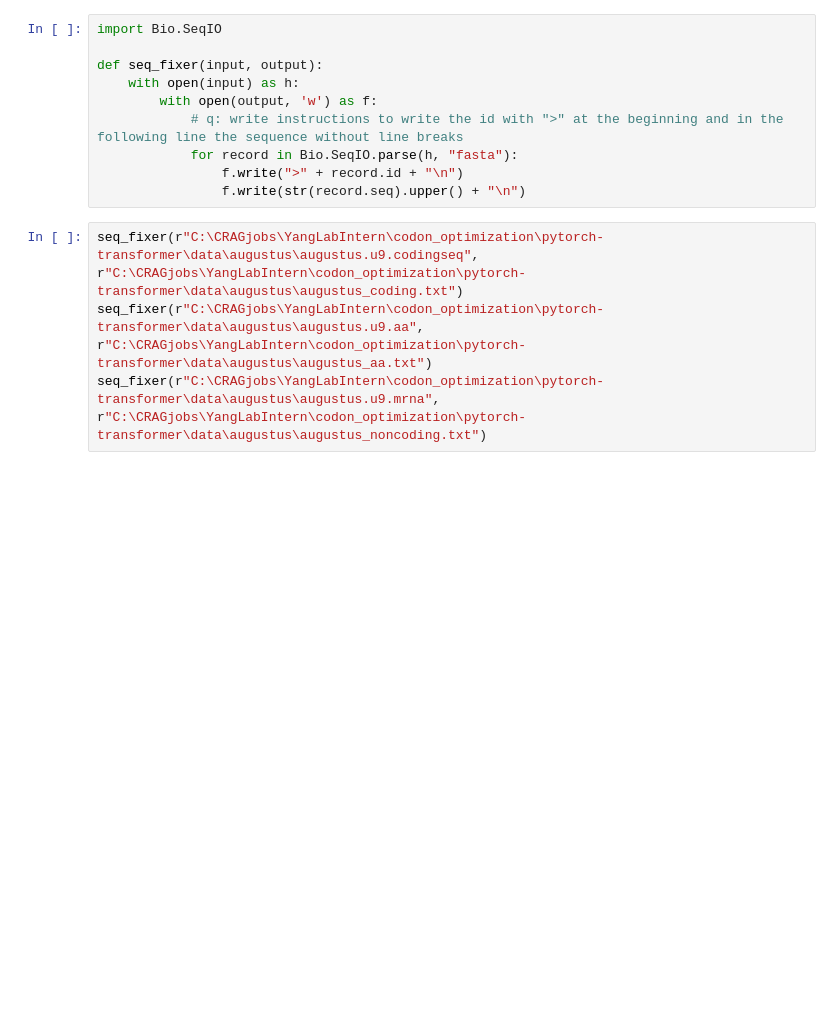
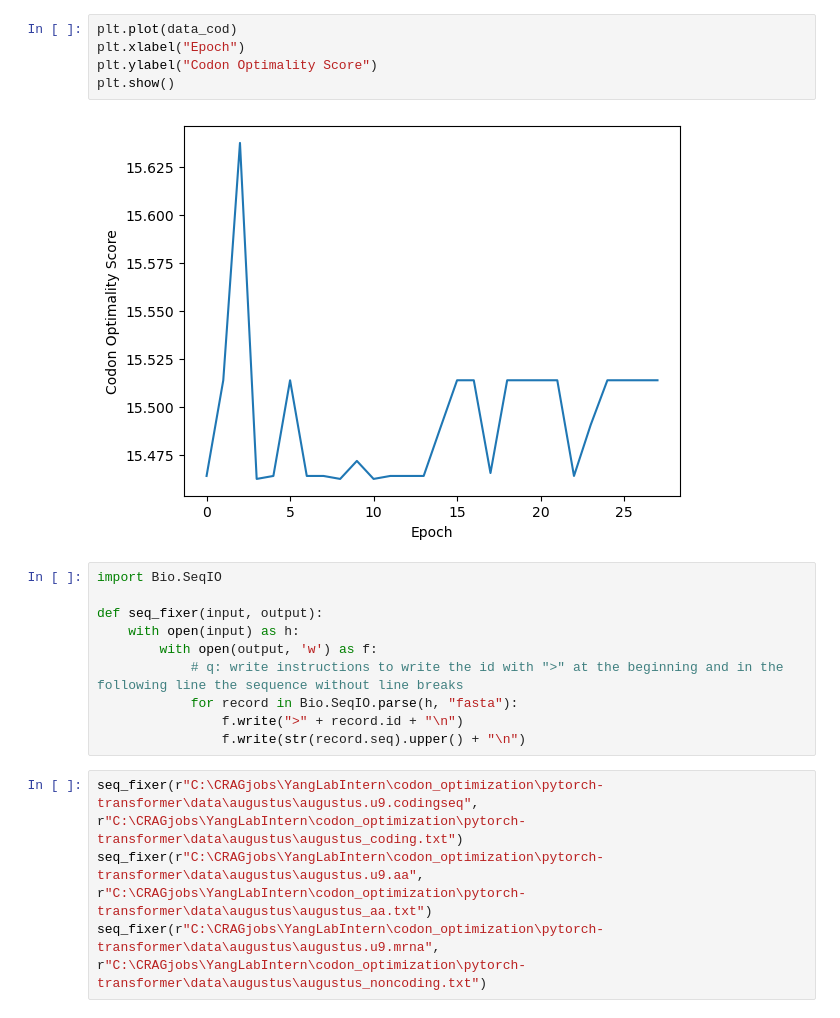
Before and after one commit to Bedinka/PPI-predictions-with-Deep-Learning-Language-Models, a Jupyter notebook: codon_optimization/pytorch-transformer/plots.ipynb, the cells around one changed output. Cells and saved outputs as stored; diff of their text form; blank space fills up the shorter version.

```diff
--- a/codon_optimization/pytorch-transformer/plots.ipynb
+++ b/codon_optimization/pytorch-transformer/plots.ipynb
@@ -32,3 +23,10 @@ plt.show()
+# %%
+plt.plot(data_cod)
+plt.xlabel("Epoch")
+plt.ylabel("Codon Optimality Score")
+plt.show()
+# %% [output]
+[figure, added]
 # %%
 import Bio.SeqIO
 
```
Also changed, not shown: parts of 6 cells of this notebook.
